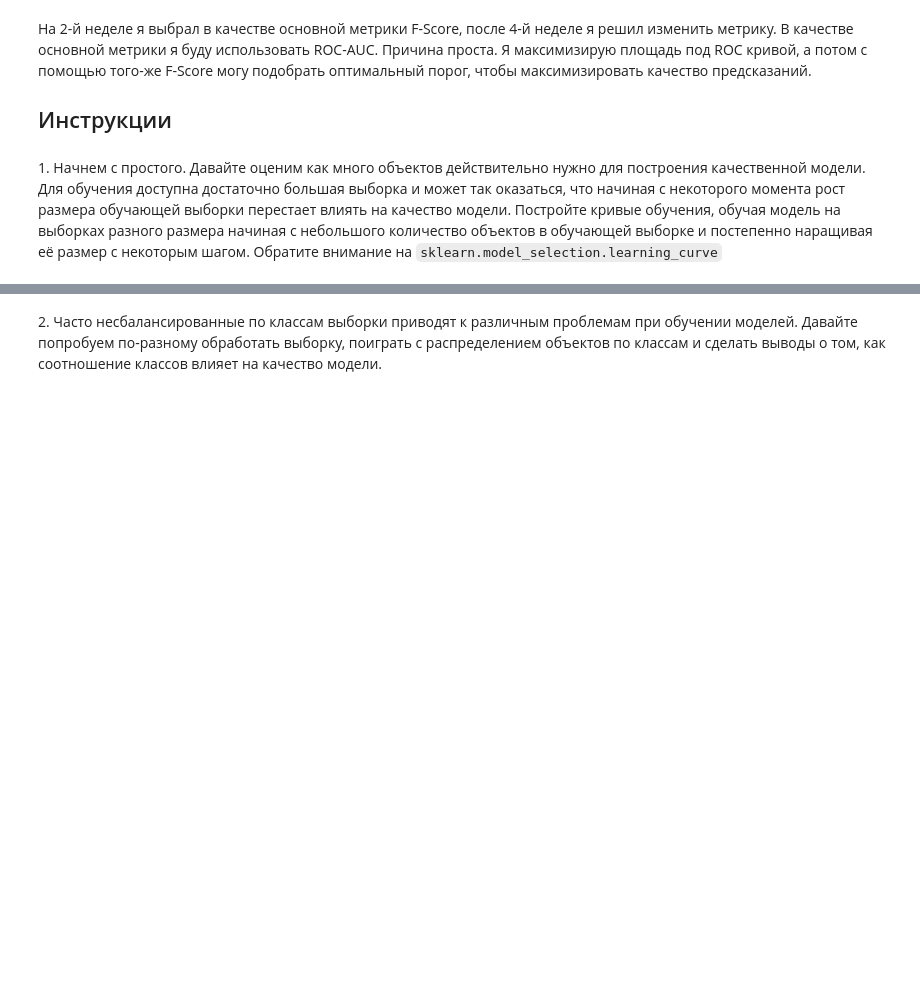
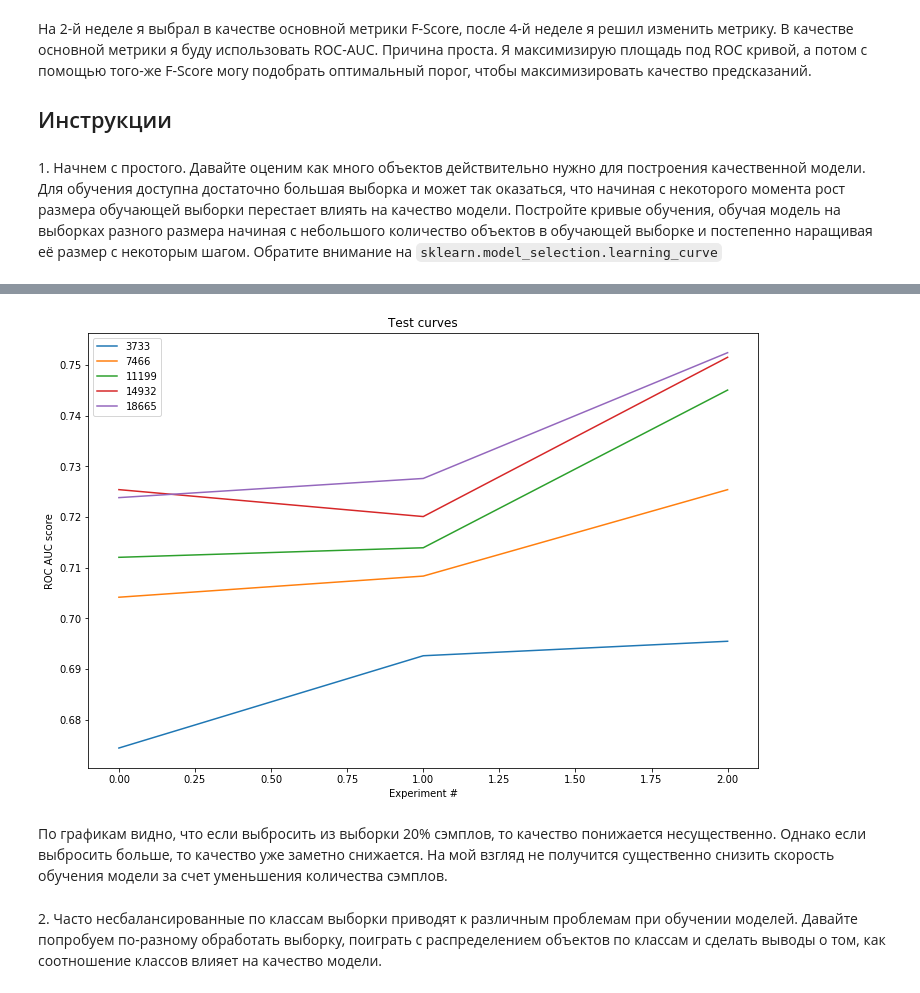
Before and after one commit to Agaspher20/DataAnalisysMipt, a Jupyter notebook: Python/6. DataAnalysisProject_Churn/week_5_finetuning.ipynb, the cells around one changed output, grey strips where cells are left out. Cells and saved outputs as stored; diff of their text form; code cells hidden in the pictures; blank space fills up the shorter version.

```diff
--- a/Python/6. DataAnalysisProject_Churn/week_5_finetuning.ipynb
+++ b/Python/6. DataAnalysisProject_Churn/week_5_finetuning.ipynb
@@ -489,3 +584,20 @@ Frame_size 41860: 0.78850       Initial quality: 0.73193
+# %%
+figure = plt.figure(figsize=(12,8))
+for idx, count in enumerate(item_counts):
+        train_score_curve = train_scores[idx]
+        test_score_curve = test_scores[idx]
+        plt.plot(
+            test_score_curve,
+            label=count)
+plt.legend()
+plt.ylabel("ROC AUC score")
+plt.xlabel("Experiment #")
+plt.title("Test curves")
+plt.show()
+# %% [output]
+[figure, added]
+# %% [markdown]
+По графикам видно, что если выбросить из выборки 20% сэмплов, то качество понижается несущественно. Однако если выбросить больше, то качество уже заметно снижается. На мой взгляд не получится существенно снизить скорость обучения модели за счет уменьшения количества сэмплов.
 # %% [markdown]
 2\. Часто несбалансированные по классам выборки приводят к различным проблемам при обучении моделей. Давайте попробуем по-разному обработать выборку, поиграть с распределением объектов по классам и сделать выводы о том, как соотношение классов влияет на качество модели.
 # %% [markdown]
```
Also changed, not shown: parts of 61 cells of this notebook, 1 other file.
